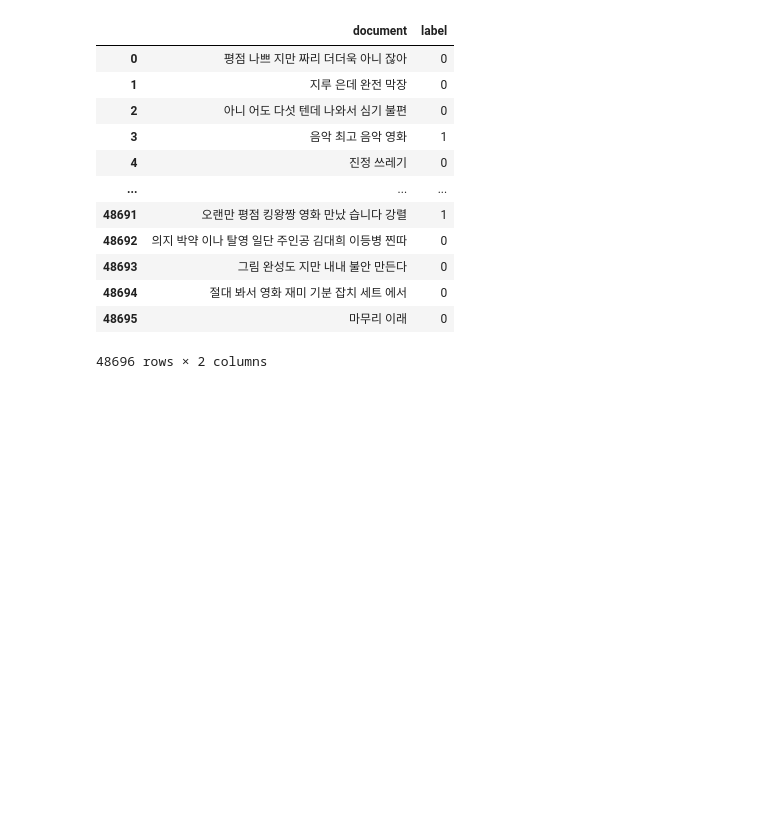
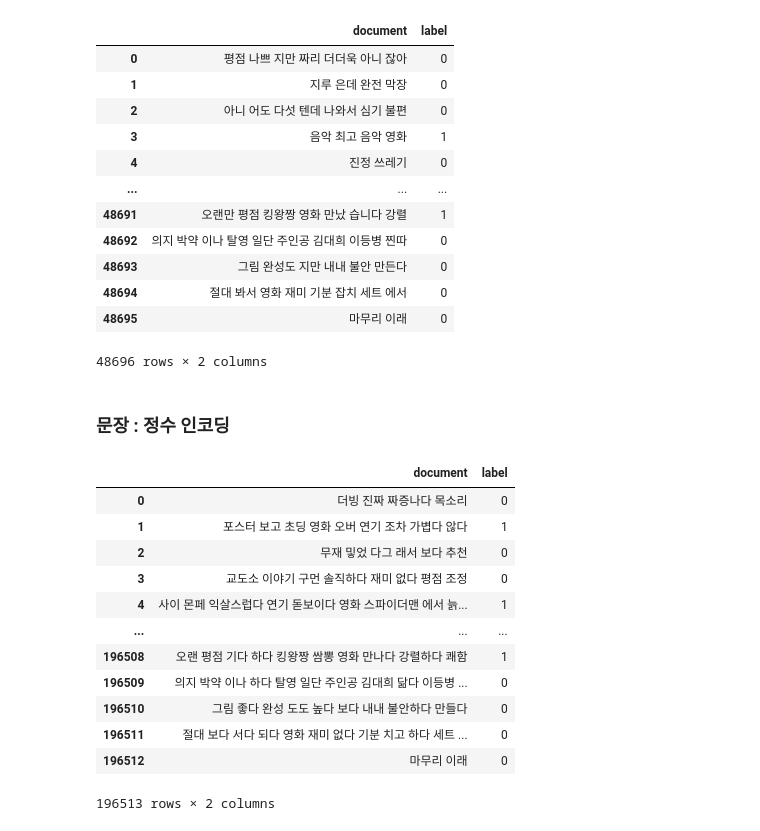
Before and after one commit to dkgo003/Multicampus, a Jupyter notebook: 비정형텍스트분석/실습 06 교재 04단원(3).ipynb, the cells around one changed output. Cells and saved outputs as stored; diff of their text form; code cells hidden in the pictures; blank space fills up the shorter version.

```diff
--- a/비정형텍스트분석/실습 06 교재 04단원(3).ipynb
+++ b/비정형텍스트분석/실습 06 교재 04단원(3).ipynb
@@ -715,7 +679,7 @@ save_path = 'test_df_mecab.csv'
 test_df_mecab.to_csv(save_path, index=False)
 # %%
 ### Okt 형태소 분석기로 처리한 결과를 불러오기
-test_df_okt = pd.read_csv('test_dt_okt.csv')
+test_df_okt = pd.read_csv('test_df_okt.csv')
 
 # 결과 확인하기
 test_df_okt
@@ -753,3 +717,25 @@ test_df_mecab
 | 48694 | 절대 봐서 영화 재미 기분 잡치 세트 에서 | 0 |
 | 48695 | 마무리 이래 | 0 |
 48696 rows × 2 columns
+# %% [markdown]
+### 문장 : 정수 인코딩
+# %%
+### 학습용 데이터와 평가용 데이터를 병합
+df = pd.concat([train_df_okt, test_df_okt], ignore_index=True)
+
+# 결과 확인하기
+df
+# %% [output]
+|  | document | label |
+| 0 | 더빙 진짜 짜증나다 목소리 | 0 |
+| 1 | 포스터 보고 초딩 영화 오버 연기 조차 가볍다 않다 | 1 |
+| 2 | 무재 밓었 다그 래서 보다 추천 | 0 |
+| 3 | 교도소 이야기 구먼 솔직하다 재미 없다 평점 조정 | 0 |
+| 4 | 사이 몬페 익살스럽다 연기 돋보이다 영화 스파이더맨 에서 늙... | 1 |
+| ... | ... | ... |
+| 196508 | 오랜 평점 기다 하다 킹왕짱 쌈뽕 영화 만나다 강렬하다 쾌함 | 1 |
+| 196509 | 의지 박약 이나 하다 탈영 일단 주인공 김대희 닮다 이등병 ... | 0 |
+| 196510 | 그림 좋다 완성 도도 높다 보다 내내 불안하다 만들다 | 0 |
+| 196511 | 절대 보다 서다 되다 영화 재미 없다 기분 치고 하다 세트 ... | 0 |
+| 196512 | 마무리 이래 | 0 |
+196513 rows × 2 columns
```
Also changed, not shown: parts of 10 cells of this notebook, 1 other file.
